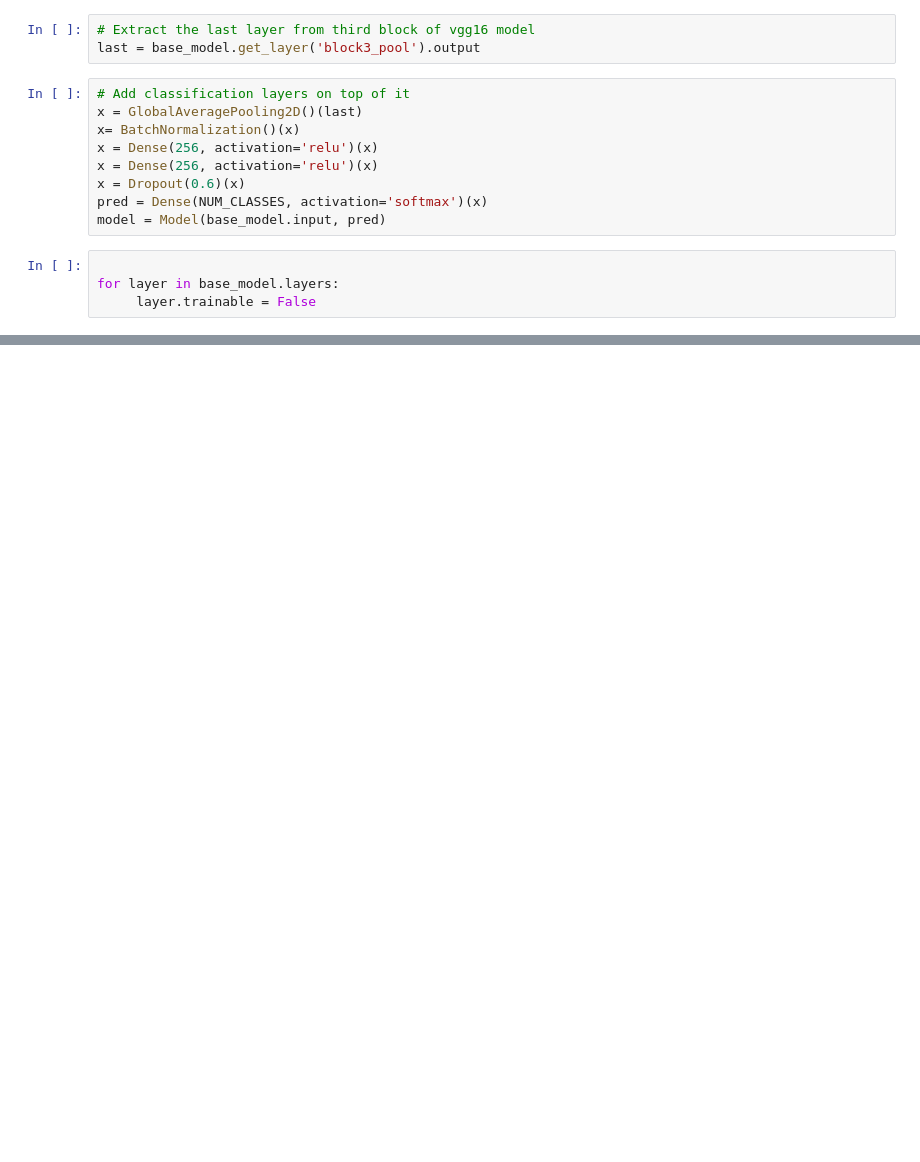
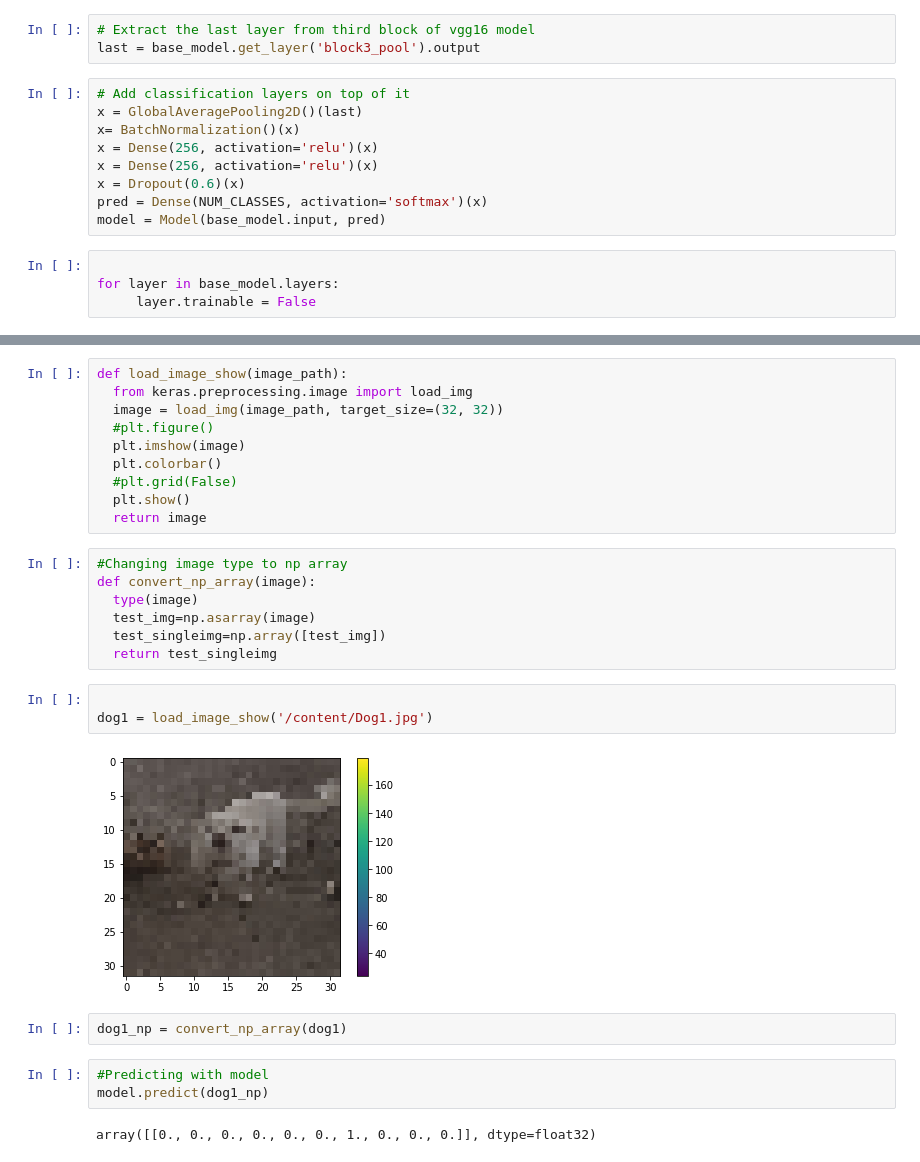
Before and after one commit to Shashi2022/object-detection, a Jupyter notebook: transfer-learning.ipynb, the cells around one changed output, grey strips where cells are left out. Drawn from its saved outputs; the diff is of its cells as text; blank space fills up the shorter version.

```diff
--- a/transfer-learning.ipynb
+++ b/transfer-learning.ipynb
@@ -121,0 +154,29 @@ plt.legend(loc='lower right')
+# %%
+def load_image_show(image_path):
+  from keras.preprocessing.image import load_img
+  image = load_img(image_path, target_size=(32, 32))
+  #plt.figure()
+  plt.imshow(image)
+  plt.colorbar()
+  #plt.grid(False)
+  plt.show()
+  return image
+# %%
+#Changing image type to np array
+def convert_np_array(image):
+  type(image)
+  test_img=np.asarray(image)
+  test_singleimg=np.array([test_img])
+  return test_singleimg
+# %%
+
+dog1 = load_image_show('/content/Dog1.jpg')
+# %% [output]
+[figure, added]
+# %%
+dog1_np = convert_np_array(dog1)
+# %%
+#Predicting with model
+model.predict(dog1_np)
+# %% [output]
+array([[0., 0., 0., 0., 0., 0., 1., 0., 0., 0.]], dtype=float32)
```
Also changed, not shown: parts of 14 cells of this notebook.
